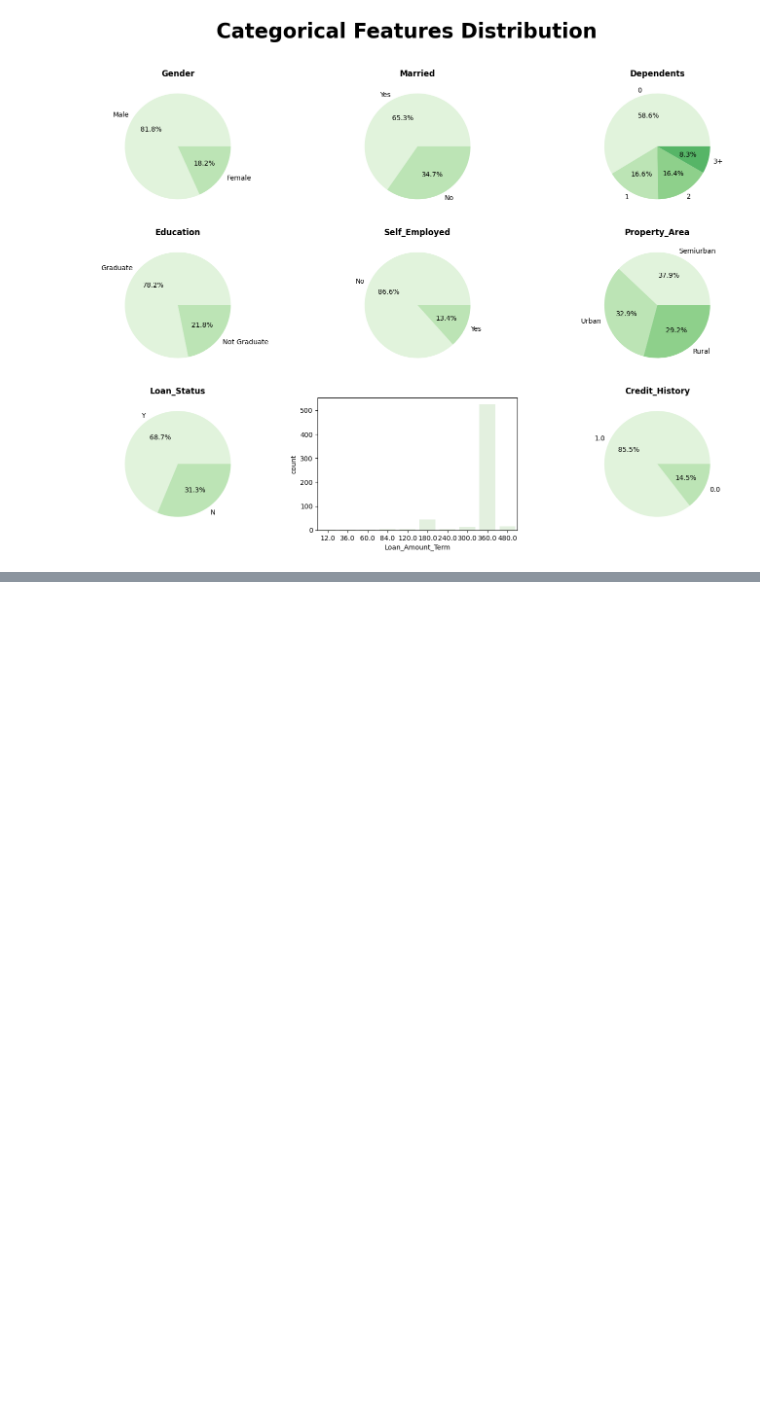
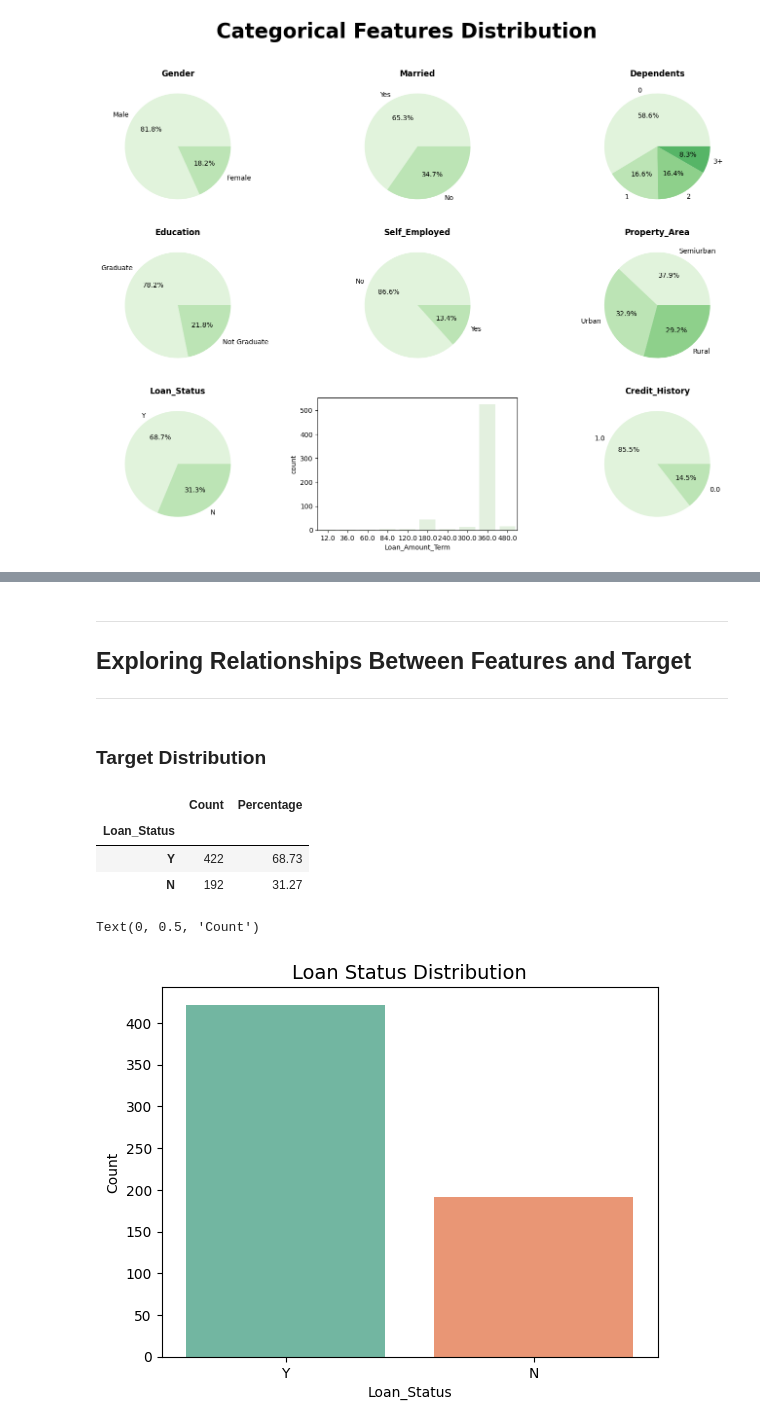
Before and after one commit to dekpo23/Home_Loan_Exploratory_Data_Analysis, a Jupyter notebook: Exploratory_Data_Analysis_On_Home_Loans.ipynb, the cells around one changed output, grey strips where cells are left out. Saved outputs shown, nothing was run; the diff lists cells and outputs as text; code cells hidden in the pictures; blank space fills up the shorter version.

```diff
--- a/Exploratory_Data_Analysis_On_Home_Loans.ipynb
+++ b/Exploratory_Data_Analysis_On_Home_Loans.ipynb
@@ -319,0 +309,26 @@ for i in range(3):
+# %% [markdown]
+------------------------------------------------------------
+## Exploring Relationships Between Features and Target
+------------------------------------------------------------
+# %% [markdown]
+### Target Distribution
+# %%
+freq = train_copy['Loan_Status'].value_counts()
+prop = train_copy['Loan_Status'].value_counts(normalize = True) * 100
+
+count_summary = pd.DataFrame({'Count': freq, 'Percentage': prop.round(2)})
+count_summary
+# %% [output]
+|  | Count | Percentage |
+| Loan_Status |  |  |
+| Y | 422 | 68.73 |
+| N | 192 | 31.27 |
+# %%
+#Visualisation
+ax = sns.countplot(x = 'Loan_Status', data = train_copy, order = freq.index, color = "teal", palette = "Set2", hue = 'Loan_Status')
+plt.title("Loan Status Distribution", size = 14)
+plt.xlabel("Loan_Status")
+plt.ylabel("Count")
+# %% [output]
+Text(0, 0.5, 'Count')
+[figure, added]
```
Also changed, not shown: parts of 12 cells of this notebook.
